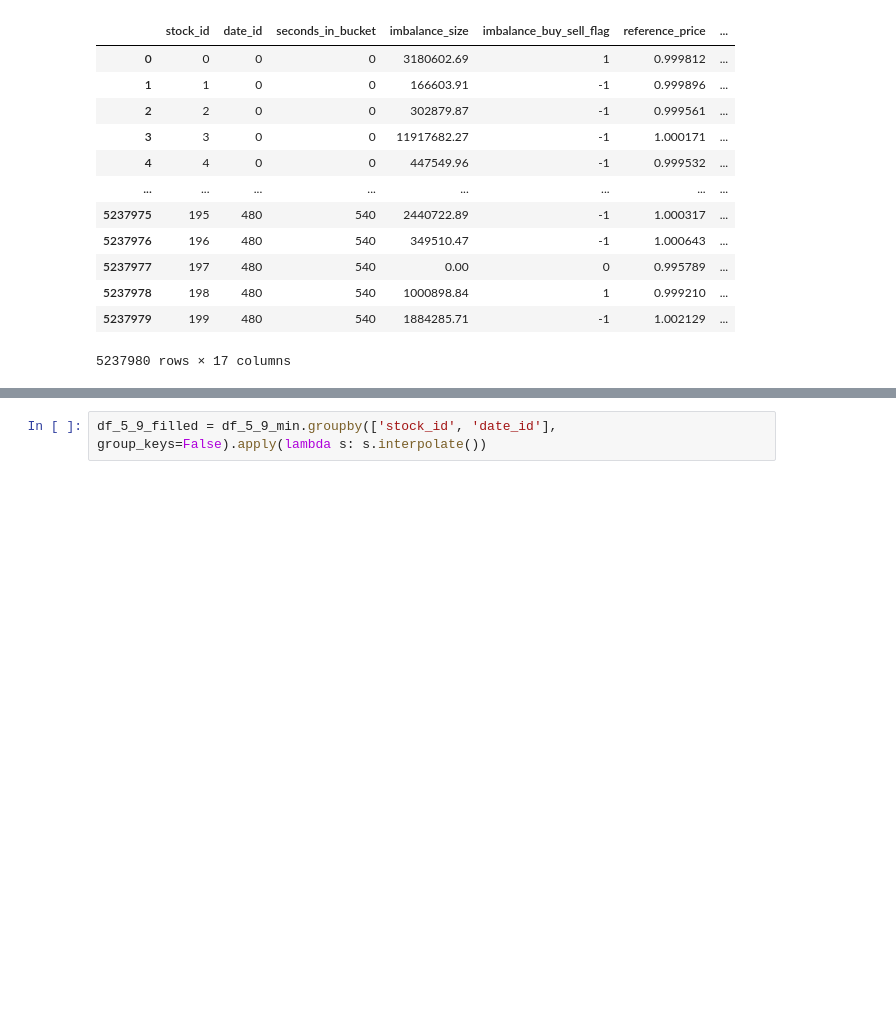
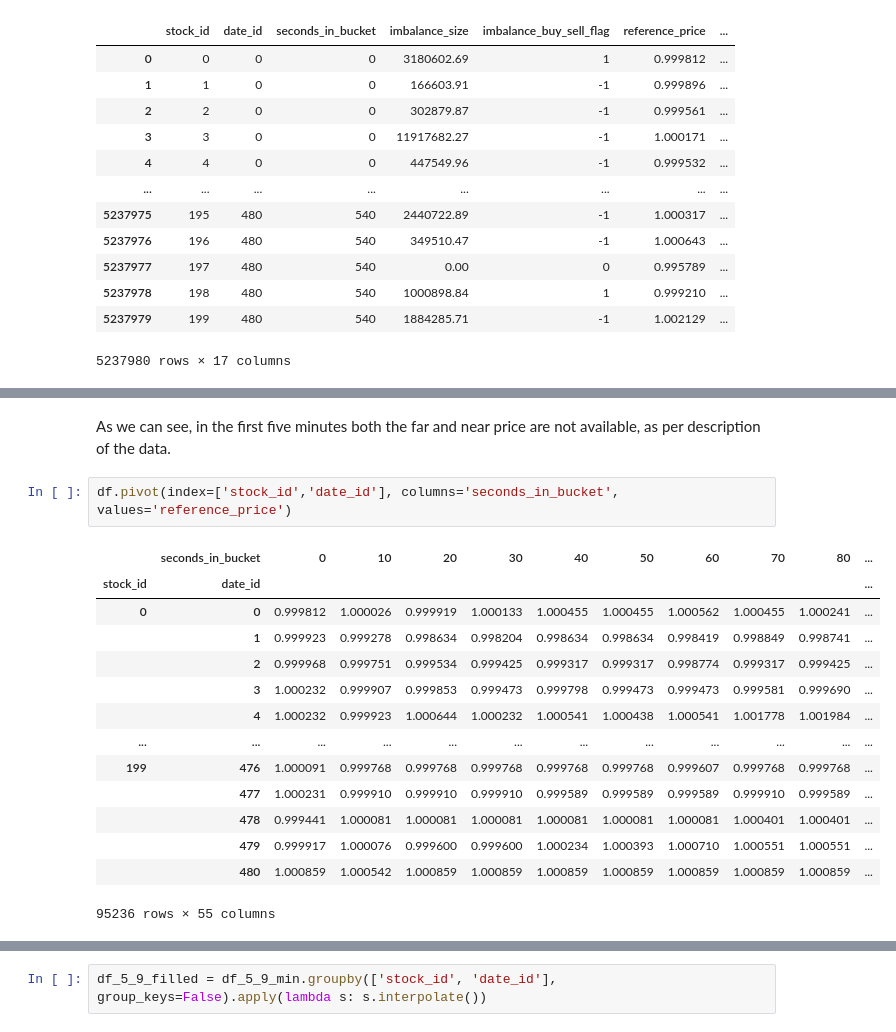
Before and after one commit to tfranza/optiver, a Jupyter notebook: Data_analysis.ipynb, the cells around one changed output, grey strips where cells are left out. Saved outputs shown, nothing was run; the diff lists cells and outputs as text; blank space fills up the shorter version.

```diff
--- a/Data_analysis.ipynb
+++ b/Data_analysis.ipynb
@@ -71,0 +104,19 @@ df_prova_notna = df_prova.loc[\
+# %% [markdown]
+As we can see, in the first five minutes both the far and near price are not available, as per description of the data.
+# %%
+df.pivot(index=['stock_id','date_id'], columns='seconds_in_bucket', values='reference_price')
+# %% [output]
+|  | seconds_in_bucket | 0 | 10 | 20 | 30 | 40 | 50 | 60 | 70 | 80 | ... |
+| stock_id | date_id |  |  |  |  |  |  |  |  |  | ... |
+| 0 | 0 | 0.999812 | 1.000026 | 0.999919 | 1.000133 | 1.000455 | 1.000455 | 1.000562 | 1.000455 | 1.000241 | ... |
+|  | 1 | 0.999923 | 0.999278 | 0.998634 | 0.998204 | 0.998634 | 0.998634 | 0.998419 | 0.998849 | 0.998741 | ... |
+|  | 2 | 0.999968 | 0.999751 | 0.999534 | 0.999425 | 0.999317 | 0.999317 | 0.998774 | 0.999317 | 0.999425 | ... |
+|  | 3 | 1.000232 | 0.999907 | 0.999853 | 0.999473 | 0.999798 | 0.999473 | 0.999473 | 0.999581 | 0.999690 | ... |
+|  | 4 | 1.000232 | 0.999923 | 1.000644 | 1.000232 | 1.000541 | 1.000438 | 1.000541 | 1.001778 | 1.001984 | ... |
+| ... | ... | ... | ... | ... | ... | ... | ... | ... | ... | ... | ... |
+| 199 | 476 | 1.000091 | 0.999768 | 0.999768 | 0.999768 | 0.999768 | 0.999768 | 0.999607 | 0.999768 | 0.999768 | ... |
+|  | 477 | 1.000231 | 0.999910 | 0.999910 | 0.999910 | 0.999589 | 0.999589 | 0.999589 | 0.999910 | 0.999589 | ... |
+|  | 478 | 0.999441 | 1.000081 | 1.000081 | 1.000081 | 1.000081 | 1.000081 | 1.000081 | 1.000401 | 1.000401 | ... |
+|  | 479 | 0.999917 | 1.000076 | 0.999600 | 0.999600 | 1.000234 | 1.000393 | 1.000710 | 1.000551 | 1.000551 | ... |
+|  | 480 | 1.000859 | 1.000542 | 1.000859 | 1.000859 | 1.000859 | 1.000859 | 1.000859 | 1.000859 | 1.000859 | ... |
+95236 rows × 55 columns
```
Also changed, not shown: parts of 64 cells of this notebook.
